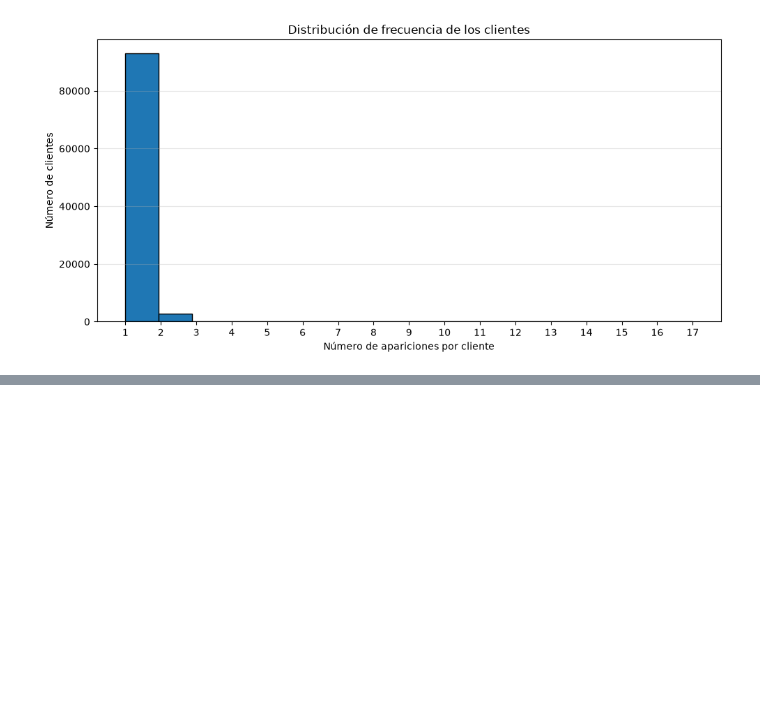
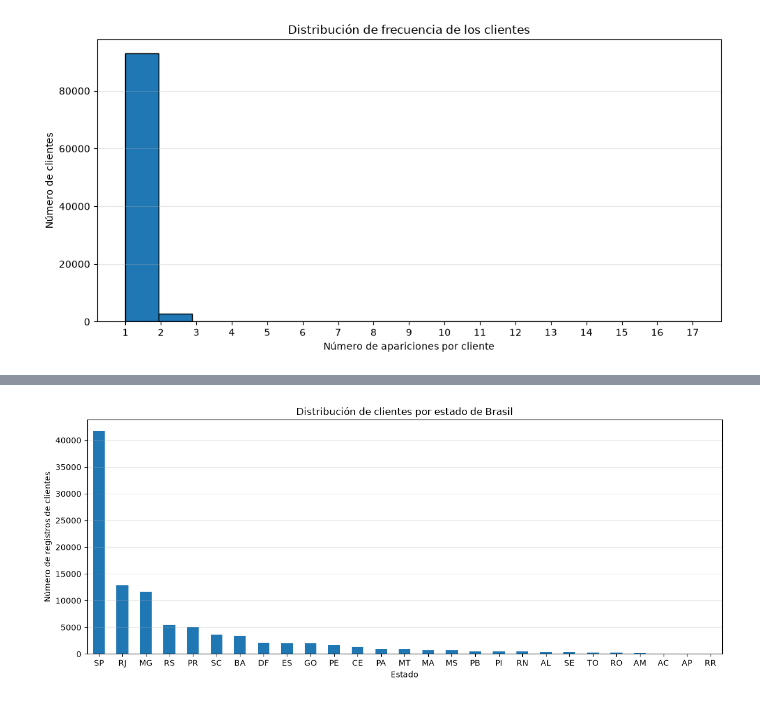
Before and after one commit to danielmdiaz/olist-demo-project, a Jupyter notebook: notebooks/02_read_dataset_customers.ipynb, the cells around one changed output, grey strips where cells are left out. Saved outputs shown, nothing was run; the diff lists cells and outputs as text; code cells hidden in the pictures; blank space fills up the shorter version.

Commit message:
Customers Dataset exploration

```diff
--- a/notebooks/02_read_dataset_customers.ipynb
+++ b/notebooks/02_read_dataset_customers.ipynb
@@ -95,0 +134,17 @@ plt.show()
+# %%
+clientes_por_estado = customers["customer_state"].value_counts()
+
+clientes_por_estado.plot(
+    kind="bar",
+    figsize=(12, 5),
+    title="Distribución de clientes por estado de Brasil",
+    xlabel="Estado",
+    ylabel="Número de registros de clientes"
+)
+
+plt.xticks(rotation=0)
+plt.grid(axis="y", alpha=0.3)
+plt.tight_layout()
+plt.show()
+# %% [output]
+[figure, added]
```
Also changed, not shown: parts of 7 cells of this notebook.
